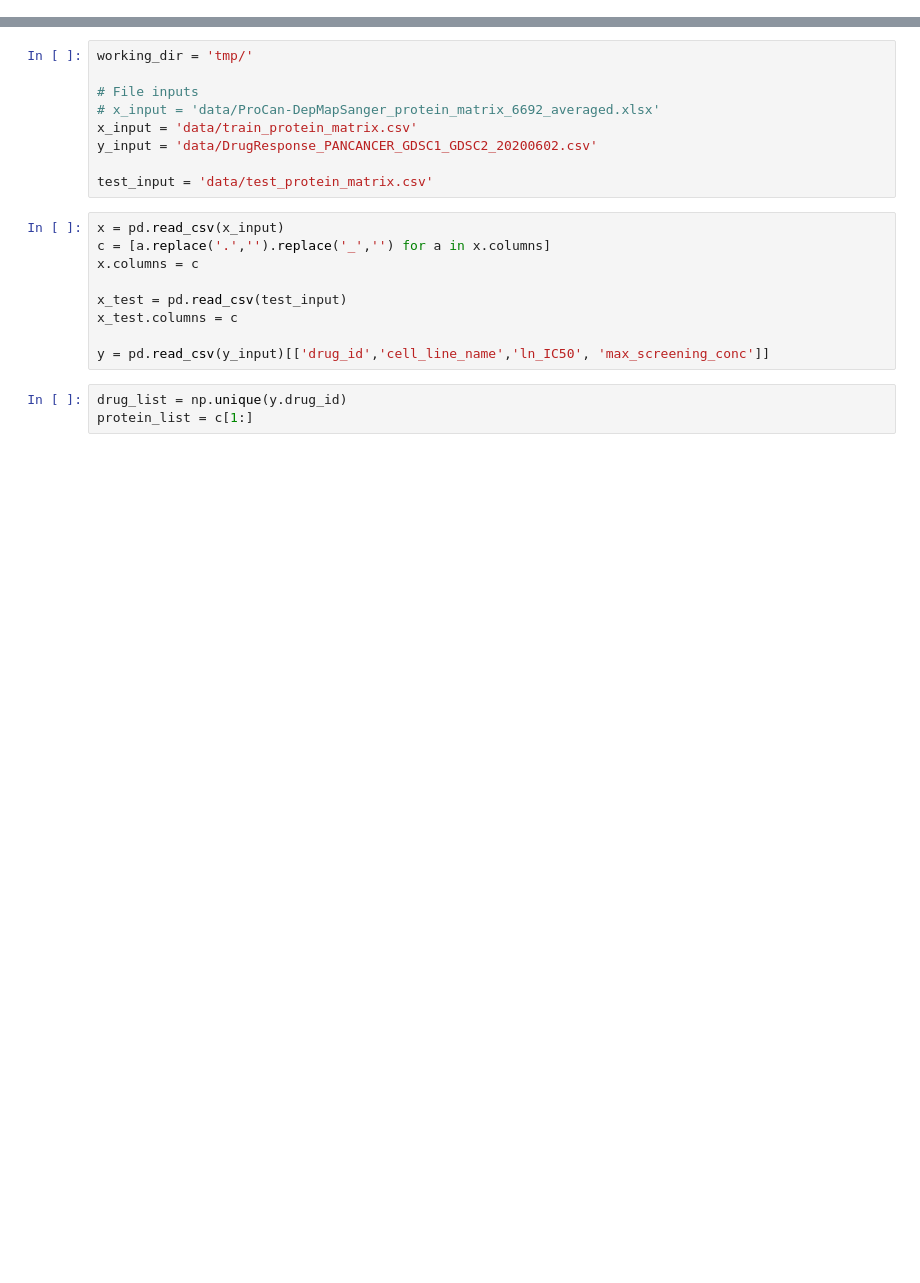
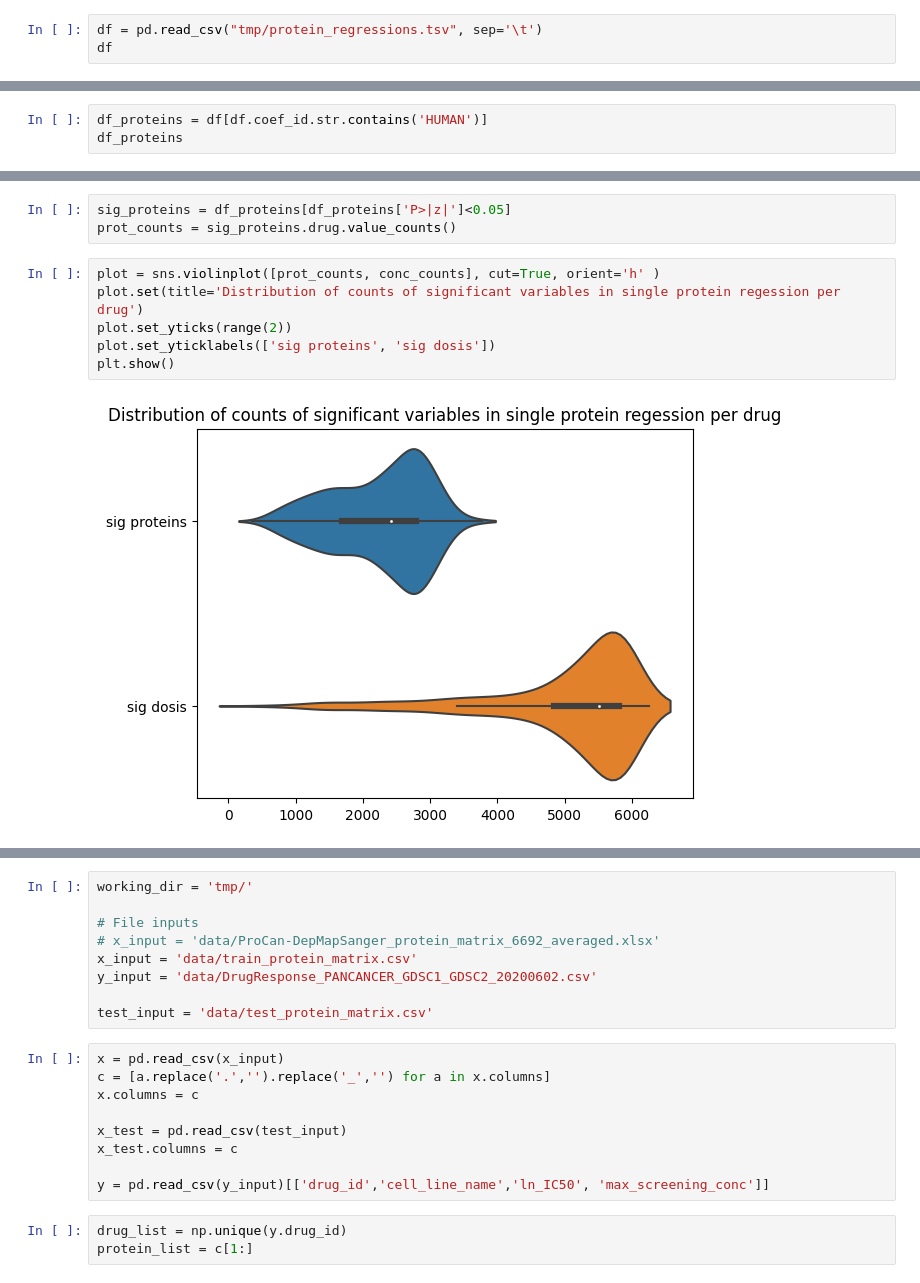
Before and after one commit to Yatish0833/multiomics-synergies, a Jupyter notebook: protein_regression.ipynb, the cells around one changed output, grey strips where cells are left out. Drawn from its saved outputs; the diff is of its cells as text; blank space fills up the shorter version.

```diff
--- a/protein_regression.ipynb
+++ b/protein_regression.ipynb
@@ -17,0 +23,3 @@ from random import sample, seed
+# %%
+df = pd.read_csv("tmp/protein_regressions.tsv", sep='\t')
+df
@@ -17,0 +213,3 @@ from random import sample, seed
+# %%
+df_proteins = df[df.coef_id.str.contains('HUMAN')]
+df_proteins
@@ -17,0 +230,11 @@ from random import sample, seed
+# %%
+sig_proteins = df_proteins[df_proteins['P>|z|']<0.05]
+prot_counts = sig_proteins.drug.value_counts()
+# %%
+plot = sns.violinplot([prot_counts, conc_counts], cut=True, orient='h' )
+plot.set(title='Distribution of counts of significant variables in single protein regession per drug')
+plot.set_yticks(range(2))
+plot.set_yticklabels(['sig proteins', 'sig dosis'])
+plt.show()
+# %% [output]
+[figure, added]
```
Also changed, not shown: parts of 47 cells of this notebook, 2 other files.
